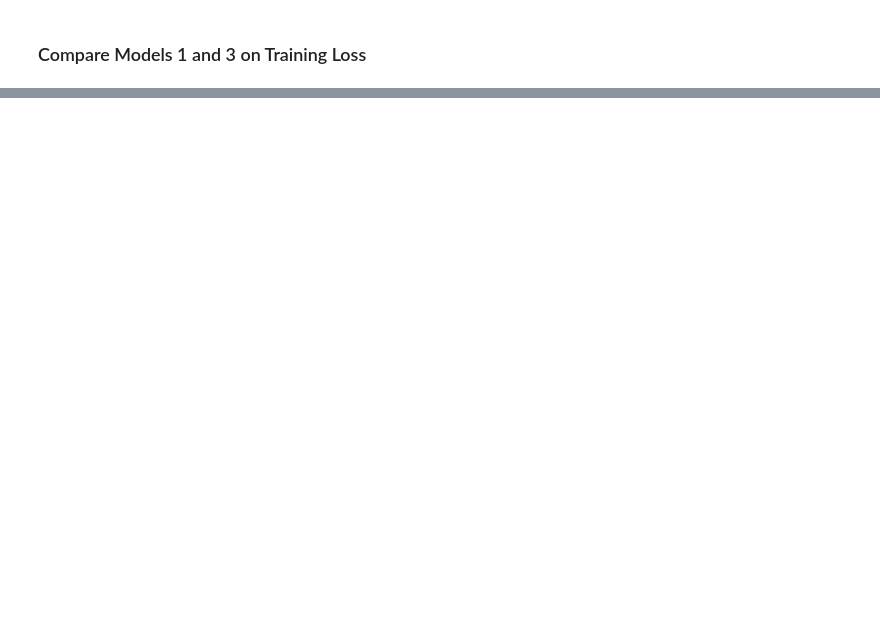
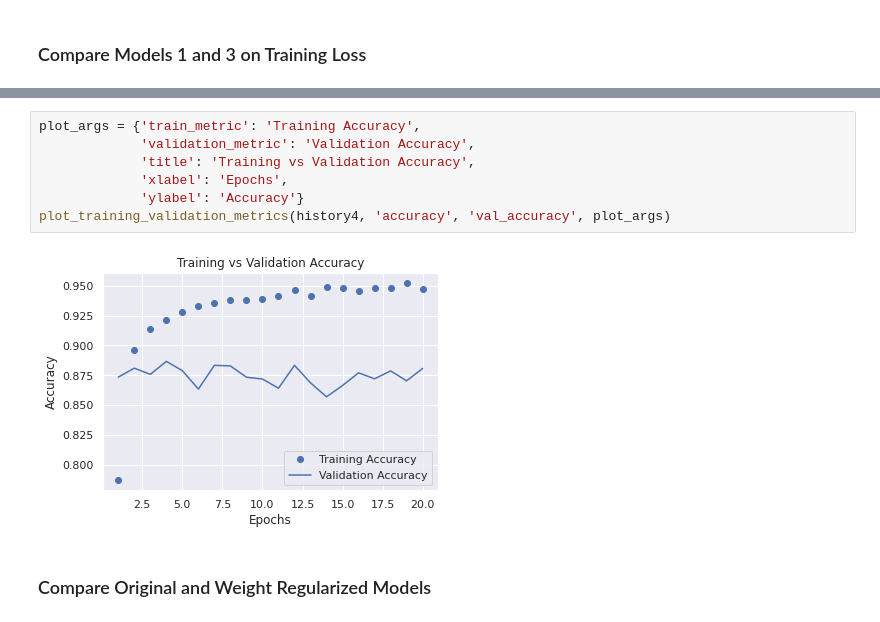
Before and after one commit to somnath1077/MachineLearningExercises, a Jupyter notebook: ML_Using_Python/chap04/ch04_Model_Evaluation_Strategies.ipynb, the cells around one changed output, grey strips where cells are left out. Drawn from its saved outputs; the diff is of its cells as text; blank space fills up the shorter version.

```diff
--- a/ML_Using_Python/chap04/ch04_Model_Evaluation_Strategies.ipynb
+++ b/ML_Using_Python/chap04/ch04_Model_Evaluation_Strategies.ipynb
@@ -489,0 +540,11 @@ plt.show()
+# %%
+plot_args = {'train_metric': 'Training Accuracy',
+             'validation_metric': 'Validation Accuracy',
+             'title': 'Training vs Validation Accuracy',
+             'xlabel': 'Epochs',
+             'ylabel': 'Accuracy'}
+plot_training_validation_metrics(history4, 'accuracy', 'val_accuracy', plot_args)
+# %% [output]
+[figure, added]
+# %% [markdown]
+### Compare Original and Weight Regularized Models
```
Also changed, not shown: parts of 28 cells of this notebook.
